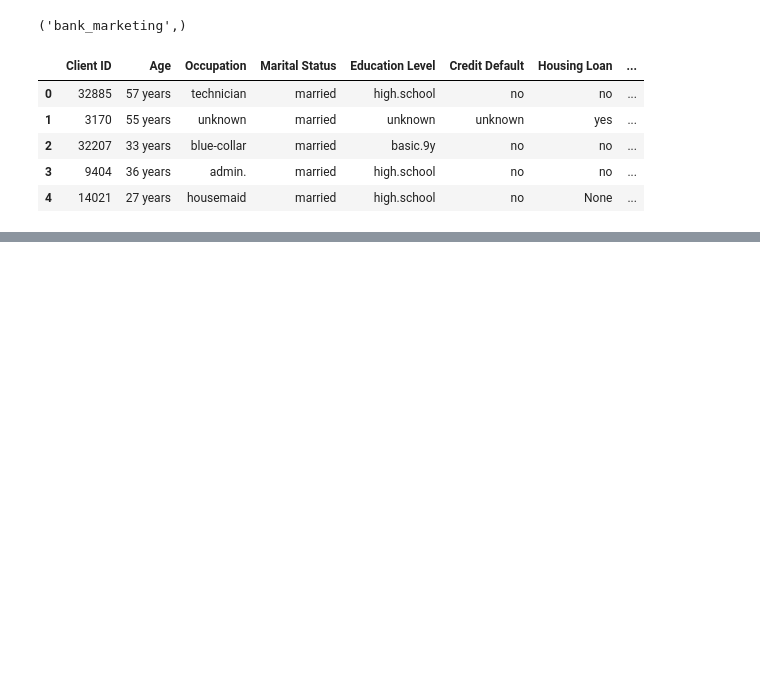
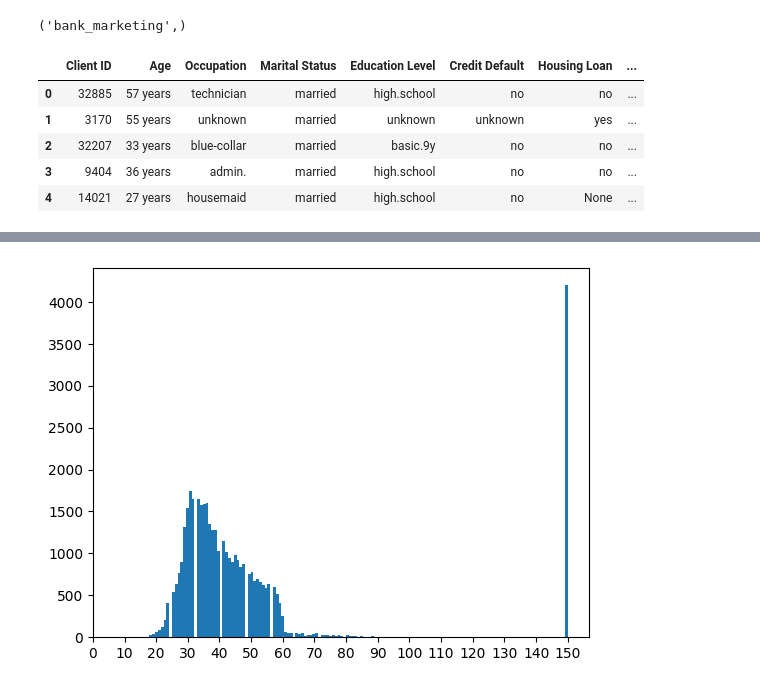
Before and after one commit to mysticshirou/EGT309-TeamJunHoe, a Jupyter notebook: eda.ipynb, the cells around one changed output, grey strips where cells are left out. Drawn from its saved outputs; the diff is of its cells as text; code cells hidden in the pictures; blank space fills up the shorter version.

```diff
--- a/eda.ipynb
+++ b/eda.ipynb
@@ -30,0 +38,5 @@ df.head()
+# %%
+# Renaming columns to a format without spaces
+column_renames = {name : name.lower().replace(" ", "_") for name in df.columns}
+df_renamed = df.rename(columns=column_renames)
+df_renamed.columns
@@ -30,0 +48,6 @@ df.head()
+# %%
+# First removing the Client ID column
+# This data is not needed because ID should not have any actual correlation with subscription status (only coincidental)
+
+df_dropid = df_renamed.drop("client_id", axis=1)
+df_dropid.head(3)
@@ -30,0 +65,8 @@ df.head()
+# %%
+# AGE
+# Conversion from string to int type
+df_age = df_dropid.copy()
+df_age.age = df_age.age.map(lambda x: int(x.split(" ")[0]))
+
+print(f"Number of null values in age column: {df_age.age.isna().sum()}")    # Checking for any empty age cells
+df_age.dtypes
@@ -30,0 +87,6 @@ df.head()
+# %%
+plt.hist(df_age.age, bins=150)
+plt.xticks(range(0, 151, 10))
+plt.show()
+# %% [output]
+[figure, added]
```
Also changed, not shown: parts of 32 cells of this notebook, 1 other file.
